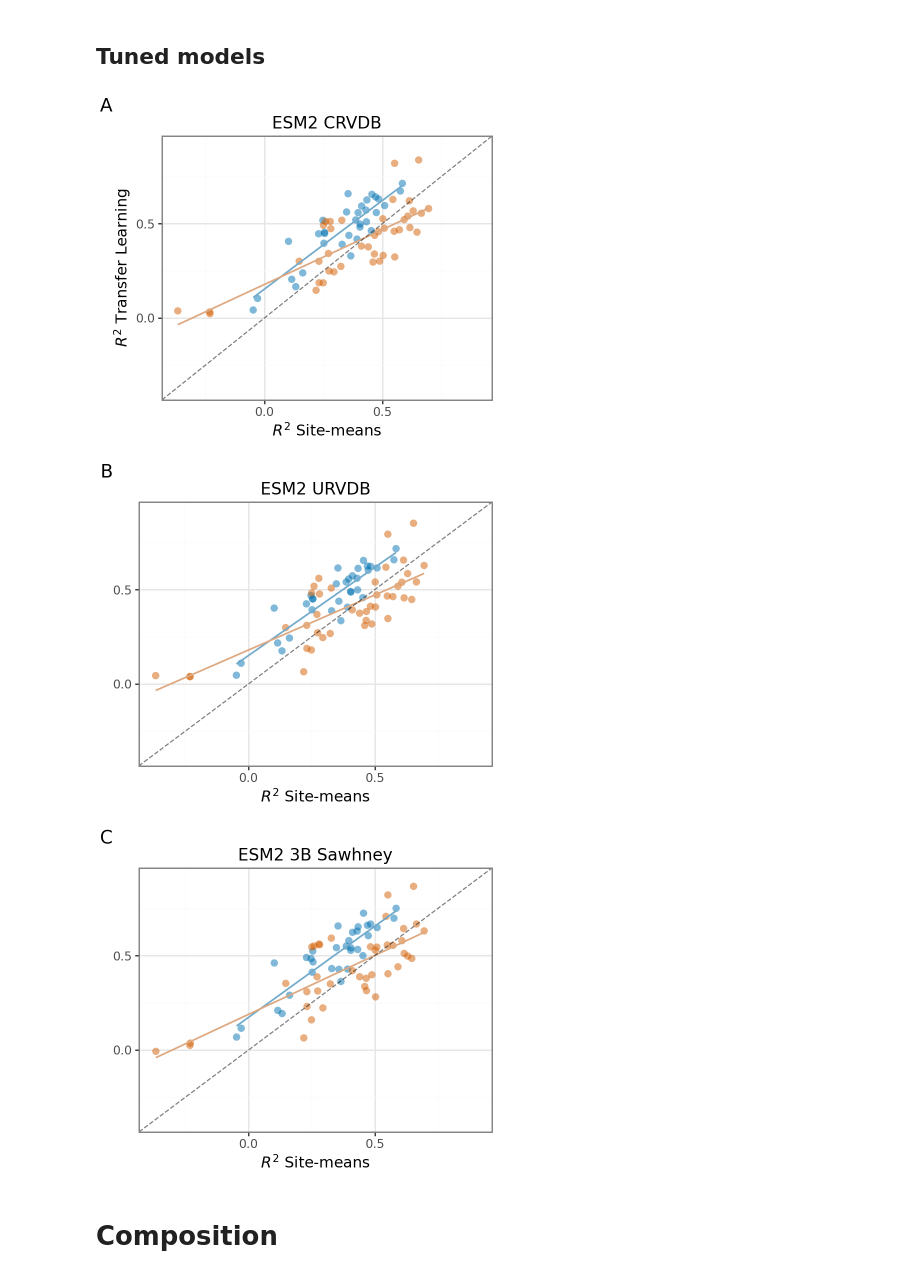
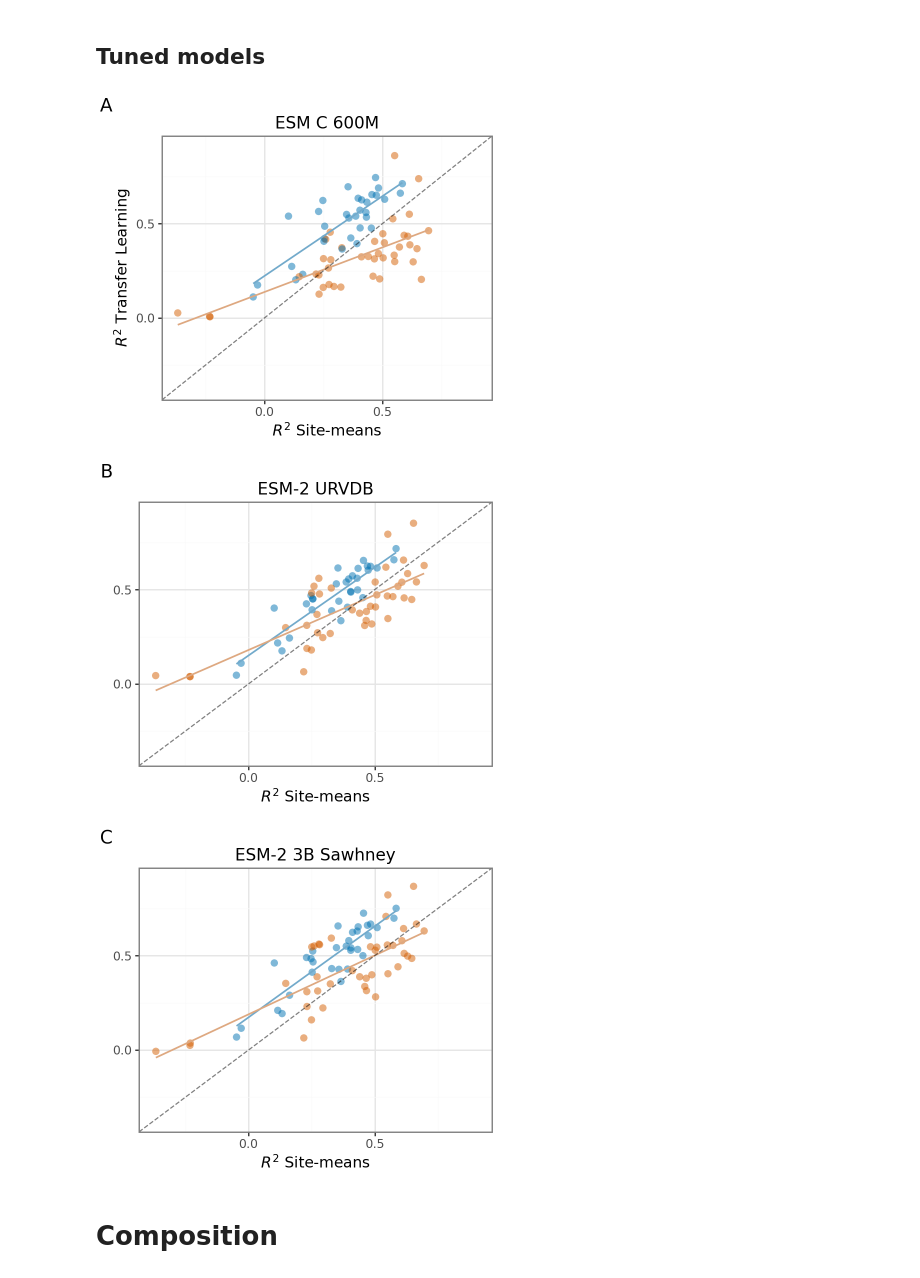
Before and after one commit to ziul-bio/DMS-SiteEffect-PLM, a Jupyter notebook: notebooks/regression.ipynb, the cells around one changed output. Saved outputs shown, nothing was run; the diff lists cells and outputs as text; code cells hidden in the pictures.

```diff
--- a/notebooks/regression.ipynb
+++ b/notebooks/regression.ipynb
@@ -533,4 +533,5 @@ res_pivot
 74 rows × 9 columns
 # %%
 #res_pivot.to_csv('../experiments/compiled_results/res_lassoCV_x_AVG_all_models.csv')
-res_pivot = pd.read('../experiments/compiled_results/res_lassoCV_x_AVG_all_models.csv')
+res_pivot = pd.read_csv('../experiments/compiled_results/res_lassoCV_x_AVG_all_models.csv', index_col=0)
+res_pivot
@@ -603,33 +618,33 @@ plot
 ## Tuned models
 # %%
 sup2a = (
-    pln.ggplot(res_pivot, pln.aes(x='R2_AVG', y='R2_ESM2_CRVDB', fill='Source'))
+    pln.ggplot(res_pivot, pln.aes(x='R2_AVG', y='R2_ESMC_600M', fill='Source'))
     + pln.scale_fill_manual(values={"viral": "#D55E00", "cellular": "#0072B2"})
     + pln.geom_point(size=3, alpha=0.5, stroke=0)
     + pln.geom_smooth(method='lm', se=False, alpha=1, size=0.7,  mapping=pln.aes(color='Source'))
     + pln.scale_color_manual(values={"viral": "#DEA880", "cellular": "#72AACB"})
     + pln.theme_bw(11)
     + pln.geom_abline(intercept=0, alpha=0.5, linetype='dashed')
     + pln.theme(
         figure_size=(4,3.5),
         legend_position='none',
         legend_text=pln.element_text(size=11),
         legend_title=pln.element_blank(),
         plot_title=pln.element_text(size=12)
     )
     + pln.xlim(-0.37, 0.9)
     + pln.ylim(-0.37, 0.9)
 
     + pln.labs(
-        title= 'ESM2 CRVDB',
+        title= 'ESM C 600M',
         y="$R^2$ Transfer Learning",
         x="$R^2$ Site-means",
         tag='A'
     )
     )
 sup2a
 # %% [output]
-[figure, old version]
+[figure, new version]
 # %%
 sup2b = (
     pln.ggplot(res_pivot, pln.aes(x='R2_AVG', y='R2_ESM2_URVDB', fill='Source'))
@@ -650,7 +665,7 @@ sup2b = (
     + pln.ylim(-0.37, 0.9)
 
     + pln.labs(
-        title= 'ESM2 URVDB',
+        title= 'ESM-2 URVDB',
         y="",
         x="$R^2$ Site-means",
         tag='B'
@@ -658,7 +673,7 @@ sup2b = (
     )
 sup2b
 # %% [output]
-[figure, old version]
+[figure, new version]
 # %%
 sup2c = (
     pln.ggplot(res_pivot, pln.aes(x='R2_AVG', y='R2_ESM2_3B_Sawhney', fill='Source'))
@@ -679,7 +694,7 @@ sup2c = (
     + pln.ylim(-0.37, 0.9)
 
     + pln.labs(
-        title= 'ESM2 3B Sawhney',
+        title= 'ESM-2 3B Sawhney',
         y="",
         x="$R^2$ Site-means",
         tag='C'
@@ -687,7 +702,7 @@ sup2c = (
     )
 sup2c
 # %% [output]
-[figure, old version]
+[figure, new version]
 # %% [markdown]
 # Composition
 # %%
```
Also changed, not shown: parts of 4 cells of this notebook, 2 other files.
